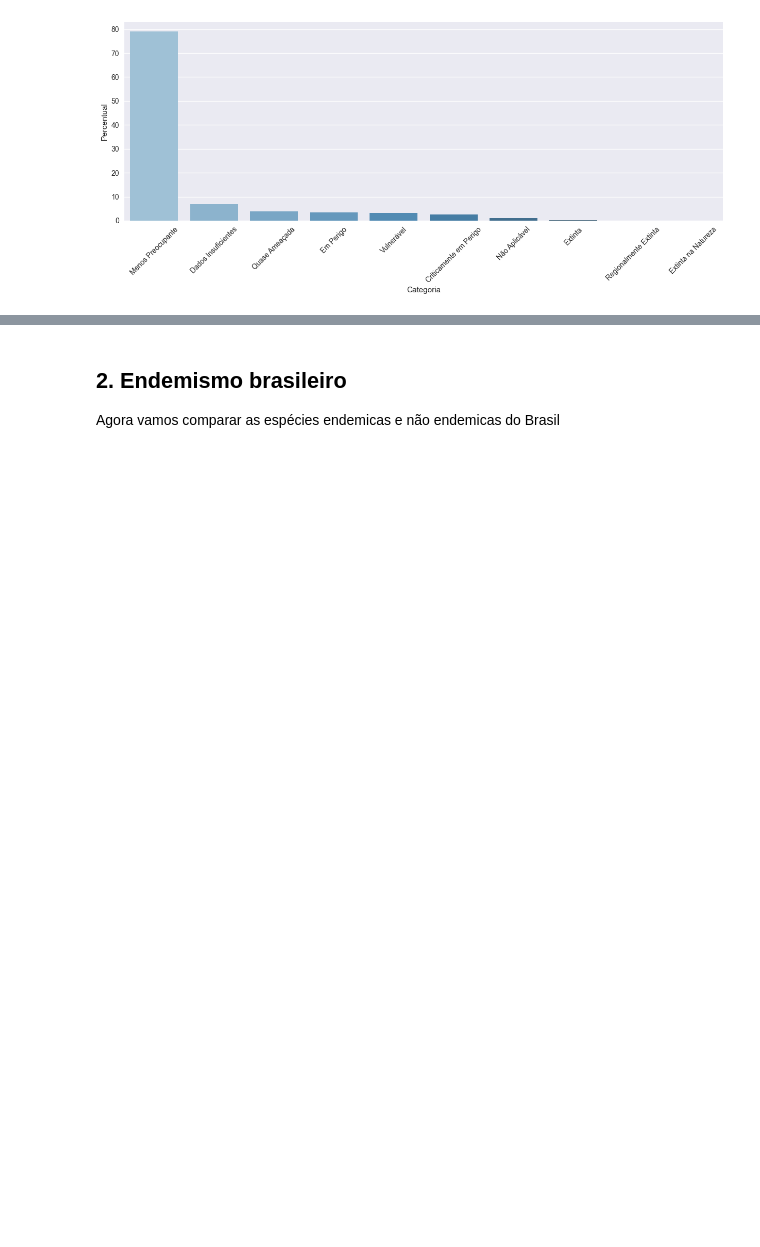
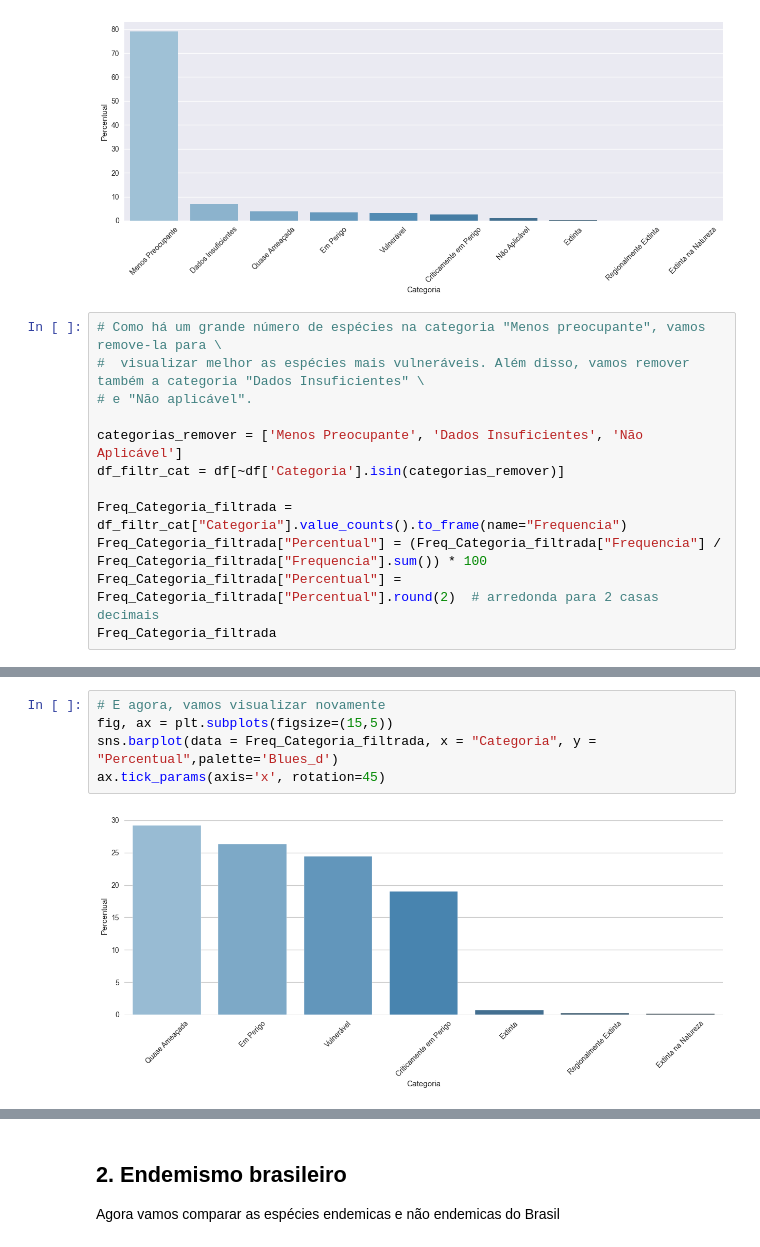
Before and after one commit to Carrascofs/analise-biodiversidade-mata-atlantica, a Jupyter notebook: notebooks/01_limpeza_e_exploracao.ipynb, the cells around one changed output, grey strips where cells are left out. Drawn from its saved outputs; the diff is of its cells as text; blank space fills up the shorter version.

```diff
--- a/notebooks/01_limpeza_e_exploracao.ipynb
+++ b/notebooks/01_limpeza_e_exploracao.ipynb
@@ -274,3 +294,15 @@ sns.barplot(data = Freq_Categoria, x = "Categoria", y = "Percentual",palette='Bl
 ax.tick_params(axis='x', rotation=45)
 # %% [output]
 [figure]
+# %%
+# Como há um grande número de espécies na categoria "Menos preocupante", vamos remove-la para \
+#  visualizar melhor as espécies mais vulneráveis. Além disso, vamos remover também a categoria "Dados Insuficientes" \
+# e "Não aplicável".
+
+categorias_remover = ['Menos Preocupante', 'Dados Insuficientes', 'Não Aplicável']
+df_filtr_cat = df[~df['Categoria'].isin(categorias_remover)]
+
+Freq_Categoria_filtrada = df_filtr_cat["Categoria"].value_counts().to_frame(name="Frequencia")
+Freq_Categoria_filtrada["Percentual"] = (Freq_Categoria_filtrada["Frequencia"] / Freq_Categoria_filtrada["Frequencia"].sum()) * 100
+Freq_Categoria_filtrada["Percentual"] = Freq_Categoria_filtrada["Percentual"].round(2)  # arredonda para 2 casas decimais
+Freq_Categoria_filtrada
@@ -277,3 +319,10 @@ ax.tick_params(axis='x', rotation=45)
+# %%
+# E agora, vamos visualizar novamente
+fig, ax = plt.subplots(figsize=(15,5))
+sns.barplot(data = Freq_Categoria_filtrada, x = "Categoria", y = "Percentual",palette='Blues_d')
+ax.tick_params(axis='x', rotation=45)
+# %% [output]
+[figure, added]
 # %% [markdown]
 # Resultados
 
```
Also changed, not shown: parts of 8 cells of this notebook.
